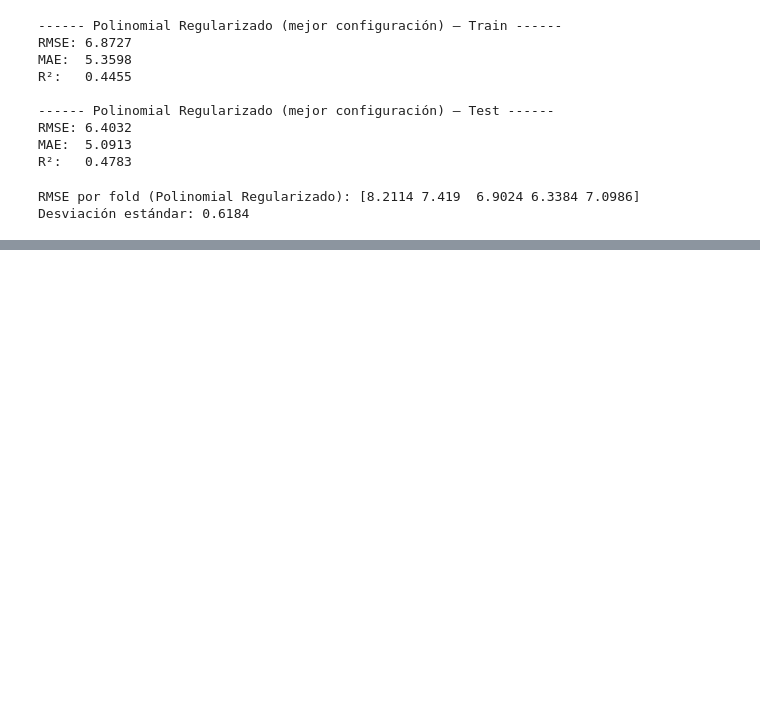
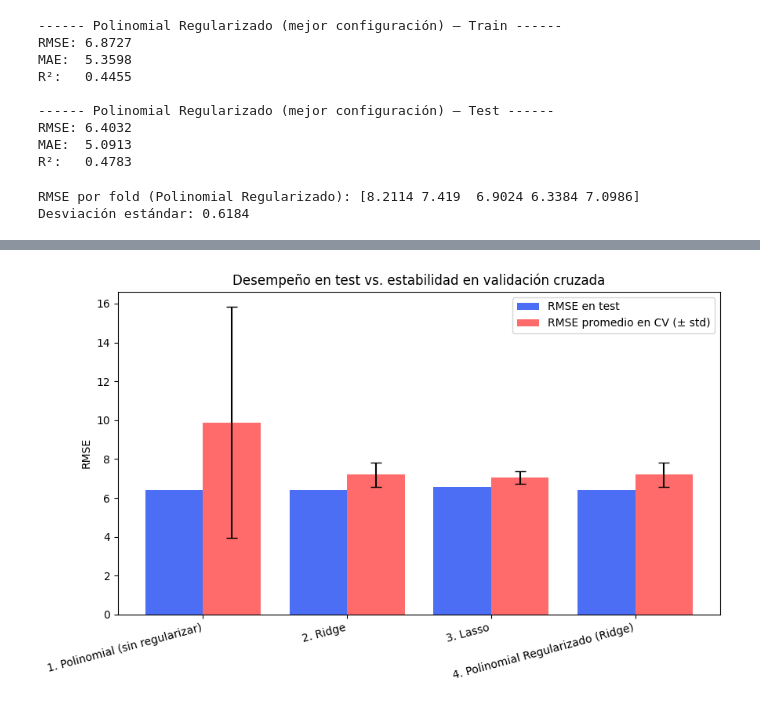
Before and after one commit to Teban1101/MaterialDeClase-ISIS-2611, a Jupyter notebook: 202620/Laboratorios/L2/lab2.ipynb, the cells around one changed output, grey strips where cells are left out. Saved outputs shown, nothing was run; the diff lists cells and outputs as text; code cells hidden in the pictures; blank space fills up the shorter version.

```diff
--- a/202620/Laboratorios/L2/lab2.ipynb
+++ b/202620/Laboratorios/L2/lab2.ipynb
@@ -964,0 +991,21 @@ ciertos folds), y la regularización (Ridge/Lasso) controla ese problema de form
+# %%
+# Visualizacion: RMSE de test vs RMSE de validacion cruzada (con su desviacion estandar),
+# para ver de un vistazo el trade-off desempeno/estabilidad que pide el enunciado
+fig, ax = plt.subplots(figsize=(9, 5.5))
+x = np.arange(len(resultados_comparativa))
+
+ax.bar(x - 0.2, resultados_comparativa['RMSE_test'], width=0.4,
+       label='RMSE en test', color='#4C6EF5')
+ax.bar(x + 0.2, resultados_comparativa['RMSE_cv_mean'], width=0.4,
+       yerr=resultados_comparativa['RMSE_cv_std'], capsize=5,
+       label='RMSE promedio en CV (± std)', color='#FF6B6B')
+
+ax.set_xticks(x)
+ax.set_xticklabels(resultados_comparativa['Modelo'], rotation=15, ha='right')
+ax.set_ylabel('RMSE')
+ax.set_title('Desempeño en test vs. estabilidad en validación cruzada')
+ax.legend()
+plt.tight_layout()
+plt.show()
+# %% [output]
+[figure, added]
```
Also changed, not shown: parts of 30 cells of this notebook.
